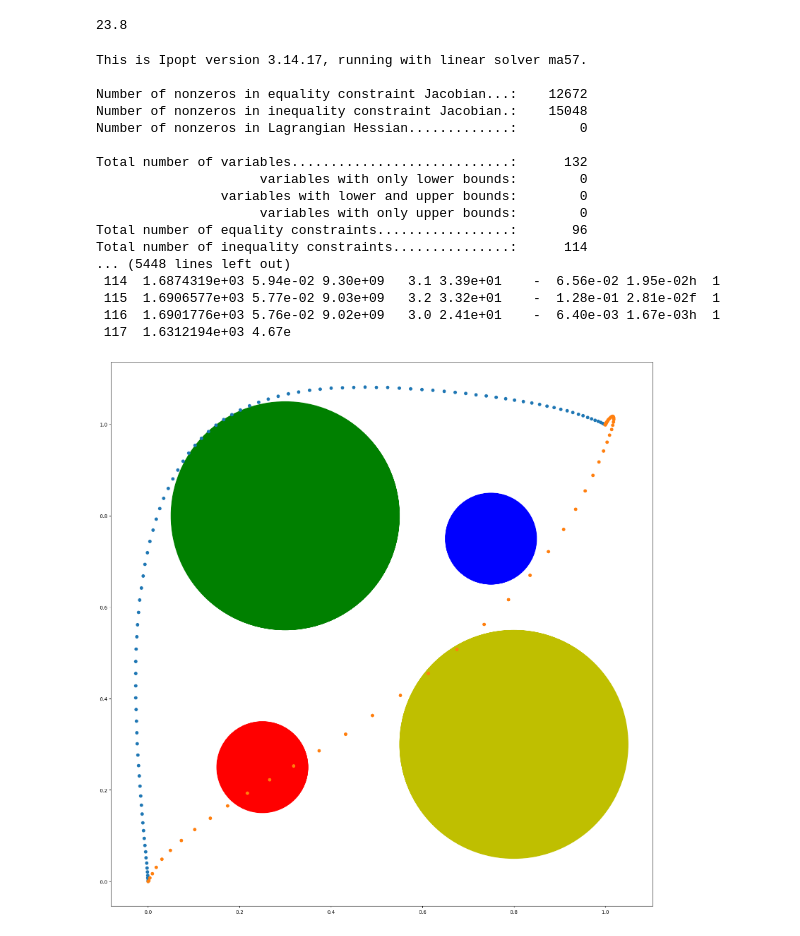
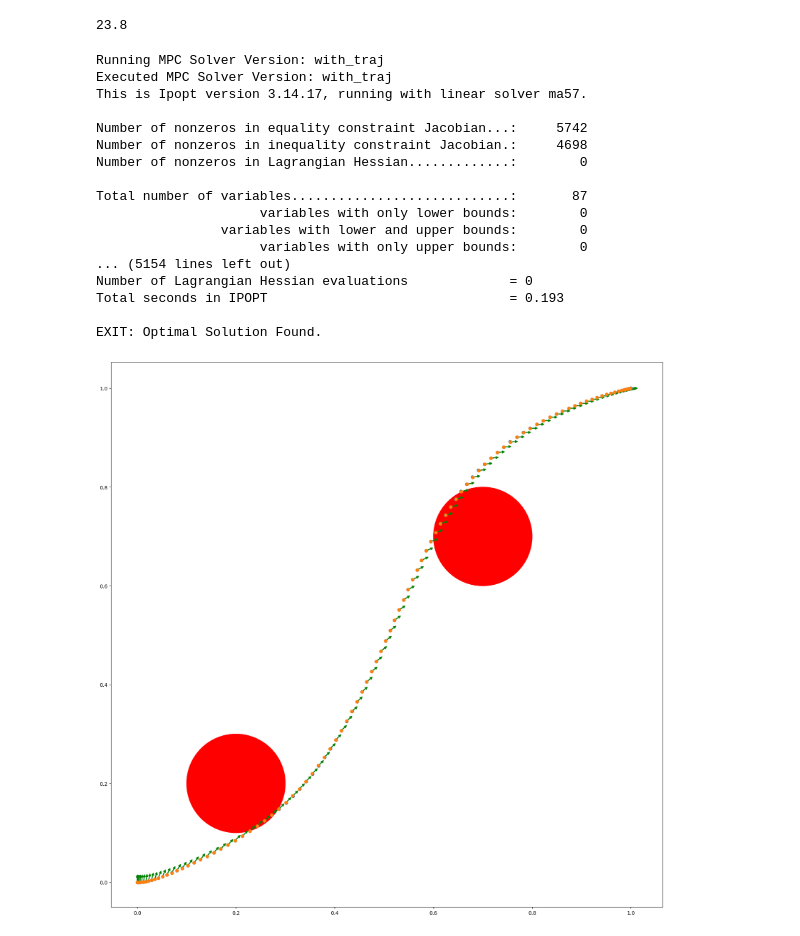
Before and after one commit to robomechanics/usv-testing, a Jupyter notebook: test_mpc.ipynb, the cells around one changed output. Drawn from its saved outputs; the diff is of its cells as text; code cells hidden in the pictures.

```diff
--- a/test_mpc.ipynb
+++ b/test_mpc.ipynb
@@ -12,11 +12,11 @@ dt = 0.1
 ns = 6
 nu = 3
 
-N_mpc = 15 # default 10
+N_mpc = 10 # default 10
 N_sim = N + N_mpc
 
 # Cost matrices
-Qvec = 0.1*np.ones(ns) # default 3
+Qvec = 3*np.ones(ns) # default 3
 Rvec = np.ones(nu)
 Qfvec = 10*np.ones(ns)
 
@@ -28,12 +28,9 @@ Sref[:N] = Sload
 
 # Obstacle States
 num_obstacles = 2
-obstacles = np.zeros((num_obstacles,6))
-radii = np.zeros(num_obstacles)
-obstacles[0, 0:2] = [0.25, 0.25]
-obstacles[1, 0:2] = [0.75, 0.75]
-radii[0] = 0.10
-radii[1] = 0.10
+obstacles = np.zeros((num_obstacles,3))
+obstacles[0] = [0.25, 0.25, 0.1]
+obstacles[1] = [0.75, 0.75, 0.1]
 
 model = VesselModel(mismatch=False)
 print(model.m)
@@ -46,55 +43,57 @@ S_soln[0] = Sref[0]
 
 for i in range(N-1):
     s0 = S_soln[i]
-    #sf = Sref[i+N_mpc-1] # use for solving following a trajectory
-    sf = Sref[-1] # use for solving a problem without an existing trajectory
+    sf = Sref[i+N_mpc-1] # use for solving following a trajectory
     sref = Sref[i:i+N_mpc]
-    trajoptimizer = MPC(model, N_mpc, ns, nu, dt, Qvec, Rvec, Qfvec, s0, sf, sref, obstacles, radii)
+    trajoptimizer = MPC(model, N_mpc, ns, nu, dt, Qvec, Rvec, Qfvec, s0, sf, sref, obstacles)
     trajoptimizer.exec_MPC()
     S, U = trajoptimizer.flat2vec(trajoptimizer.sol.x)
     U_soln[i] = U[0]
     S_soln[i+1] = model.rk4(s0, U[0], dt)
 # %% [output]
+Running MPC Solver Version: with_traj
+Executed MPC Solver Version: with_traj
 This is Ipopt version 3.14.17, running with linear solver ma57.
 
-Number of nonzeros in equality constraint Jacobian...:    12672
-Number of nonzeros in inequality constraint Jacobian.:    15048
+Number of nonzeros in equality constraint Jacobian...:     5742
+Number of nonzeros in inequality constraint Jacobian.:     4698
 Number of nonzeros in Lagrangian Hessian.............:        0
 
-Total number of variables............................:      132
+Total number of variables............................:       87
                      variables with only lower bounds:        0
                 variables with lower and upper bounds:        0
                      variables with only upper bounds:        0
-Total number of equality constraints.................:       96
-Total number of inequality constraints...............:      114
-... (5448 lines left out)
- 114  1.6874319e+03 5.94e-02 9.30e+09   3.1 3.39e+01    -  6.56e-02 1.95e-02h  1
- 115  1.6906577e+03 5.77e-02 9.03e+09   3.2 3.32e+01    -  1.28e-01 2.81e-02f  1
- 116  1.6901776e+03 5.76e-02 9.02e+09   3.0 2.41e+01    -  6.40e-03 1.67e-03h  1
- 117  1.6312194e+03 4.67e
+... (5154 lines left out)
+Number of Lagrangian Hessian evaluations             = 0
+Total seconds in IPOPT                               = 0.193
+
+EXIT: Optimal Solution Found.
 # %%
 Sfwd = np.zeros((N,ns))
 Sfwd[0] = Sref[0]
 for i in range(N-1):
     Sn = Sfwd[i]
     Un = U_soln[i]
     Sfwd[i+1] = model.rk4(Sn, Un, dt)
 
 #ps = Sfwd.T
 ps = S_soln.T
 ps_ref = Sref.T
 fig, axes = plt.subplots(1, 1, figsize=(20, 20))
-circle1 = plt.Circle((0.25, 0.25), 0.1, color='r')
-circle2 = plt.Circle((0.3, 0.8), 0.25, color='g')
-circle3 = plt.Circle((0.75, 0.75), 0.1, color='b')
-circle4 = plt.Circle((0.8, 0.3), 0.25, color='y')
-axes.add_patch(circle1)
-axes.add_patch(circle2)
-axes.add_patch(circle3)
-axes.add_patch(circle4)
+
+for obstacle in obstacles:
+    obs_x, obs_y, obs_r = obstacle
+    circle = plt.Circle((obs_y, obs_x), obs_r, color='r')
+    axes.add_patch(circle)
+
+for i in range(len(ps[1])):
+    dx = 0.01*np.cos(ps[2,i])
+    dy = 0.01*np.sin(ps[2,i])
+    axes.arrow(ps[1,i], ps[0, i], dy, dx, head_width=0.005, head_length=0.005, fc='green', ec='green')
+
 axes.scatter(ps_ref[1], ps_ref[0])
 axes.scatter(ps[1], ps[0])
 axes.set_aspect('equal', adjustable='box')
 plt.show()
 # %% [output]
-[figure, old version]
+[figure, new version]
```
Also changed, not shown: 7 other files.
